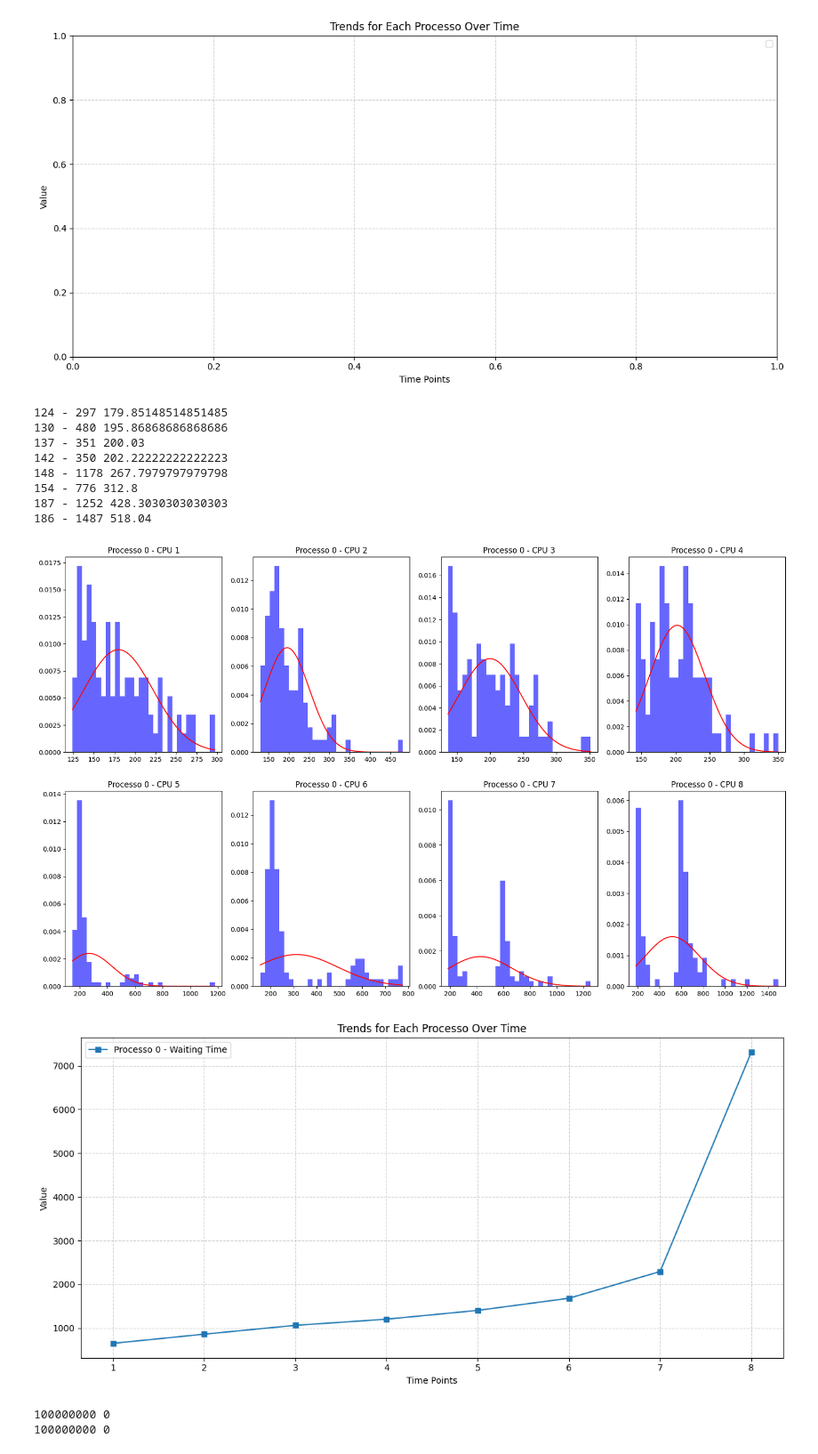
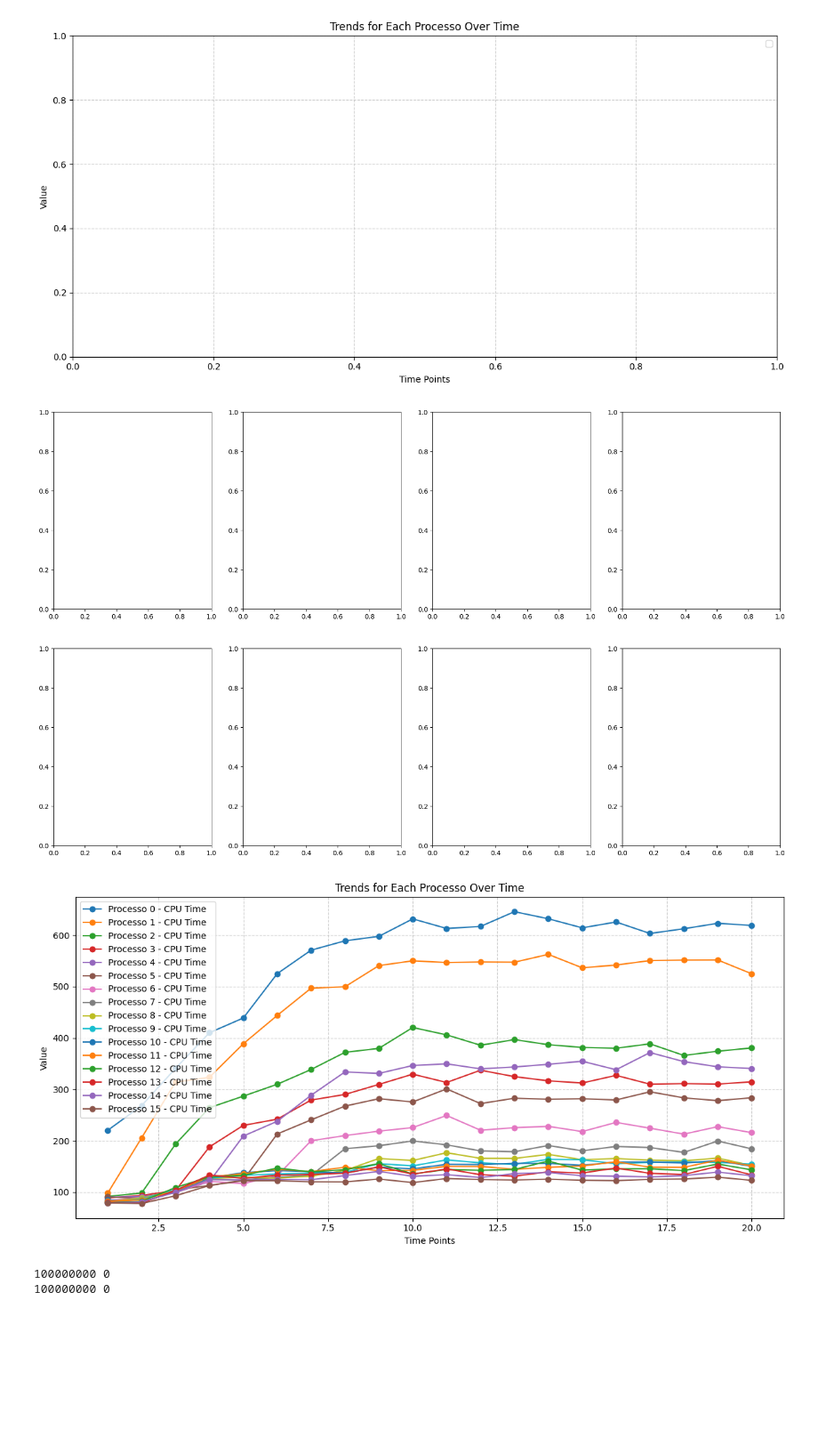
Before and after one commit to tinicius/Simulador-SO, a Jupyter notebook: process_logs.ipynb, the cells around one changed output. Shown: that part at 89% size. Saved outputs shown, nothing was run; the diff lists cells and outputs as text; code cells hidden in the pictures; blank space fills up the shorter version.

Commit message:
refator cpu process

```diff
--- a/process_logs.ipynb
+++ b/process_logs.ipynb
@@ -154,6 +142,8 @@ from scipy.stats import norm
 
 def filter(dados):
     dados = np.array(dados)
+
+    # return dados
 
     # dados = dados[(dados >= 400) & (dados <= 2250)] # Remove outliers no olho kkkkkkkkkkk
 
@@ -203,7 +193,7 @@ def normal(dados, title, ax):
 
 #
 
-cores = 8
+cores = 20
 
 all_data = {}
 
@@ -218,84 +208,43 @@ for core_c in range(cores):
     data = extract_values_from_file(f"out/{core_c + 1}/process.log")
 
     for process, value in data.items():
-        normal(value["waiting_times"], f"Processo {process} - CPU {core_c + 1}", axs[core_c // 4][core_c % 4])
+        # normal(value["cpu_times"], f"Processo {process} - CPU {core_c + 1}", axs[core_c // 4][core_c % 4])
 
         if process not in all_data:
             all_data[process] = {"cpu_times": [], "waiting_times": [], "timestamps": []}
 
         all_data[process]["cpu_times"].append(np.mean(filter(value["cpu_times"])))
         all_data[process]["waiting_times"].append(np.mean(filter(value["waiting_times"])))
         all_data[process]["timestamps"].append(np.mean(filter(value["timestamps"])))
-
-        continue
-
-        cpu_time = 0
-        waiting_time = 0
-        timestamp = 0
-
-        size = len(value["cpu_times"])
-
-        for i in range(size):
-
-            cpu_time += value["cpu_times"][i]
-            waiting_time += value["waiting_times"][i]
-            timestamp += value["timestamps"][i]
-
-            min_cpu_time = min(min_cpu_time, value["cpu_times"][i])
-            max_cpu_time = max(max_cpu_time, value["cpu_times"][i])
-
-            min_waiting_time = min(min_waiting_time, value["waiting_times"][i])
-            max_waiting_time = max(max_waiting_time, value["waiting_times"][i])
-
-        cpu_time /= size
-        waiting_time /= size
-        timestamp /= size
-
-        if process not in all_data:
-            all_data[process] = {"cpu_times": [], "waiting_times": [], "timestamps": []}
-
-        all_data[process]["cpu_times"].append(cpu_time)
-        all_data[process]["waiting_times"].append(waiting_time)
-        all_data[process]["timestamps"].append(timestamp)
-
-
 
 
 # Plotar grafico
 plt.figure(figsize=(12, 6))
 
 cores_n = [i + 1 for i in range(cores)]
 
 waiting_times = []
 
 for process, value in all_data.items():
     waiting_times.append(value["waiting_times"])
 
-    # plt.plot(cores_n, value["cpu_times"], label=f"Processo {process} - CPU Time", marker='o')
-    plt.plot(cores_n, value["waiting_times"], label=f"Processo {process} - Waiting Time", marker='s')
+    plt.plot(cores_n, value["cpu_times"], label=f"Processo {process} - CPU Time", marker='o')
+    # plt.plot(cores_n, value["waiting_times"], label=f"Processo {process} - Waiting Time", marker='s')
     # plt.plot(cores_n, value["timestamps"], label=f"Processo {process} - Timestamp", marker='^')
 
 
 plt.xlabel("Time Points")
 plt.ylabel("Value")
 plt.title("Trends for Each Processo Over Time")
 plt.legend()
 plt.grid(True, linestyle='--', alpha=0.6)
 plt.tight_layout()
 plt.show()
 
 print(min_cpu_time, max_cpu_time)
 print(min_waiting_time, max_waiting_time)
 # %% [output]
-124 - 297 179.85148514851485
-130 - 480 195.86868686868686
-137 - 351 200.03
-142 - 350 202.22222222222223
-148 - 1178 267.7979797979798
-154 - 776 312.8
-187 - 1252 428.3030303030303
-186 - 1487 518.04
-[figure, old version]
+[figure, new version]
-[figure, old version]
+[figure, new version]
-100000000 0
-100000000 0
+100000000 0
+100000000 0
```
Also changed, not shown: parts of 1 cell of this notebook, 11 other files.
